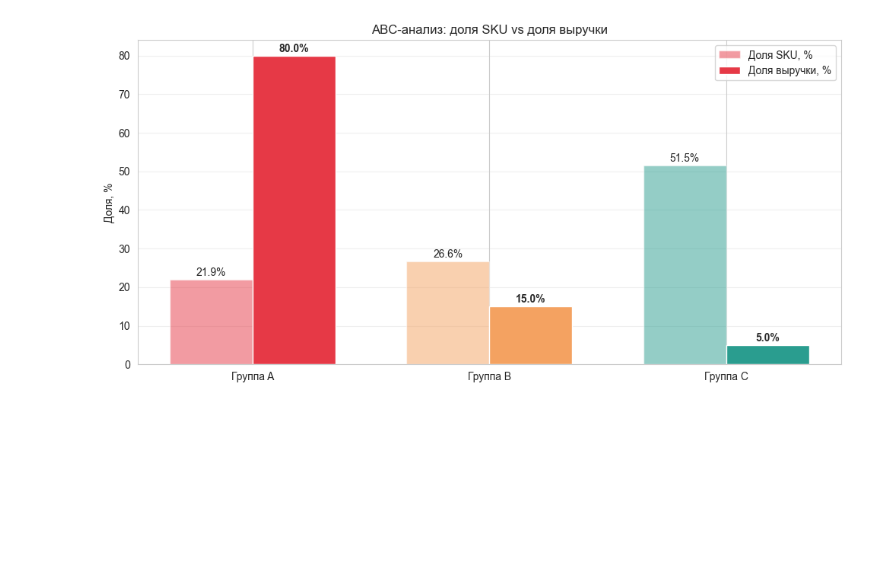
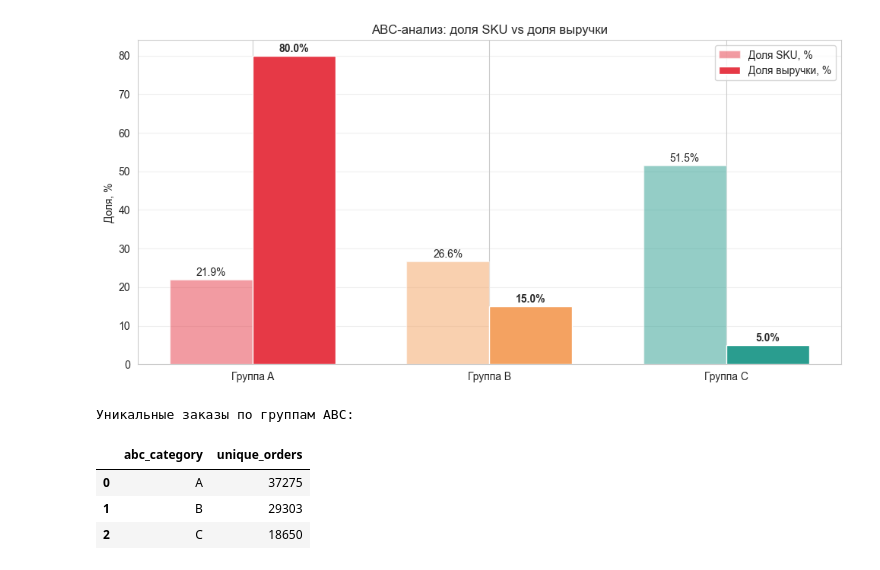
Before and after one commit to uud-eparh/abc-xyz-retail-analysis, a Jupyter notebook: notebooks/03_abc_analysis.ipynb, the cells around one changed output. Cells and saved outputs as stored; diff of their text form; code cells hidden in the pictures; blank space fills up the shorter version.

```diff
--- a/notebooks/03_abc_analysis.ipynb
+++ b/notebooks/03_abc_analysis.ipynb
@@ -367,6 +367,30 @@ plt.savefig(REPORTS_DIR / "abc_sku_vs_revenue.png", dpi=120, bbox_inches="tight"
 plt.show()
 # %% [output]
 [figure]
+# %%
+abc_orders_fixed = read_sql("""
+    WITH abc_orders AS (
+        SELECT DISTINCT
+            a.abc_category,
+            s.invoice_no
+        FROM sales s
+        INNER JOIN abc a ON a.stock_code = s.stock_code
+    )
+    SELECT
+        abc_category,
+        COUNT(DISTINCT invoice_no) AS unique_orders
+    FROM abc_orders
+    GROUP BY abc_category
+    ORDER BY abc_category;
+""")
+print("Уникальные заказы по группам ABC:")
+display(abc_orders_fixed)
+# %% [output]
+Уникальные заказы по группам ABC:
+|  | abc_category | unique_orders |
+| 0 | A | 37275 |
+| 1 | B | 29303 |
+| 2 | C | 18650 |
 # %% [markdown]
 ## Этап 3. ABC-анализ по выручке — ВЫВОДЫ (финал, после Фазы 4)
 
```
Also changed, not shown: parts of 2 cells of this notebook, 9 other files.
